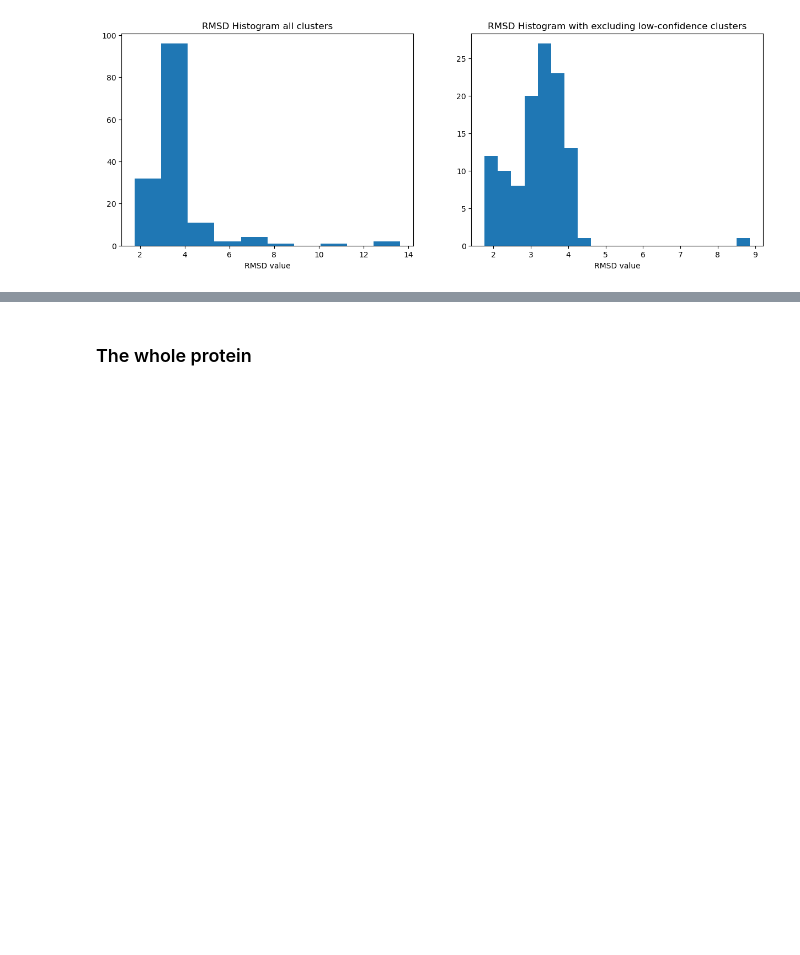
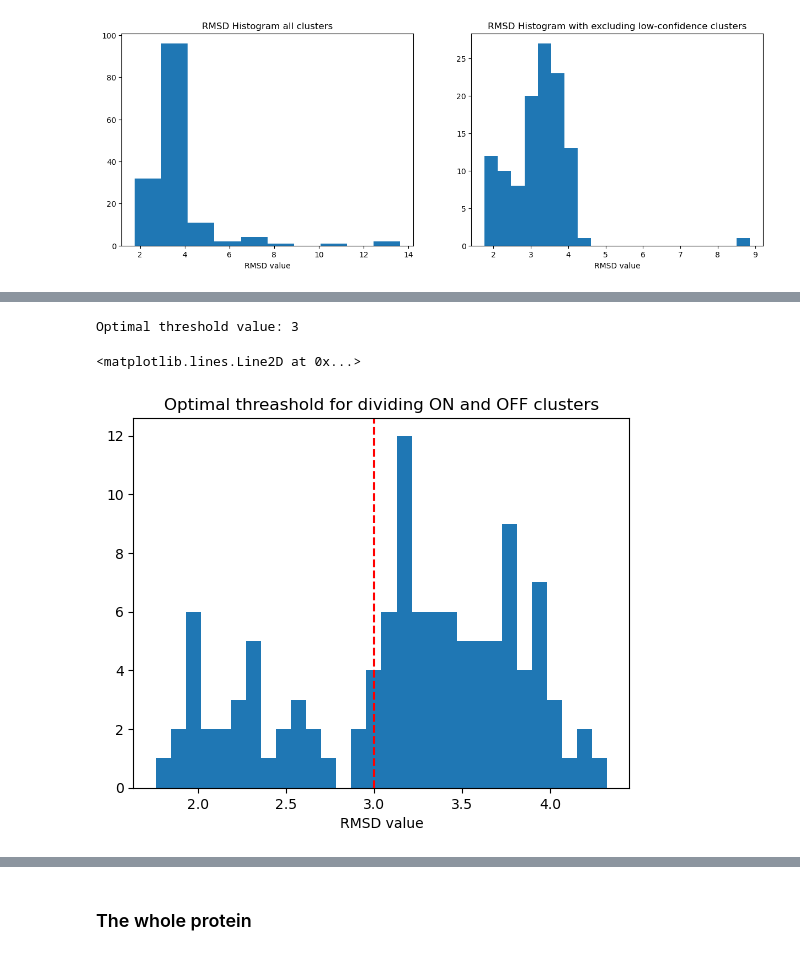
Before and after one commit to masazelic/ml-project-2-girl-mse, a Jupyter notebook: Untitled-1.ipynb, the cells around one changed output, grey strips where cells are left out. Drawn from its saved outputs; the diff is of its cells as text; code cells hidden in the pictures; blank space fills up the shorter version.

Commit message:
Otsu threashold

```diff
--- a/Untitled-1.ipynb
+++ b/Untitled-1.ipynb
@@ -243,3 +241,54 @@ Text(0.5, 0, 'RMSD value')
+# %%
+# Finding the threashold with the otsu method
+
+def _compute_otsu_criteria(x, th):
+    # create the thresholded image
+    thresholded_im = np.zeros(x.shape)
+    thresholded_im[x >= th] = 1
+
+    # compute weights
+    nb_pixels = x.size
+    nb_pixels1 = np.count_nonzero(thresholded_im)
+    weight1 = nb_pixels1 / nb_pixels
+    weight0 = 1 - weight1
+
+    # if one of the classes is empty, eg all pixels are below or above the threshold, that threshold will not be considered
+    # in the search for the best threshold
+    if weight1 == 0 or weight0 == 0:
+        return np.inf
+
+    # find all pixels belonging to each class
+    val_clusters1 = x[thresholded_im == 1]
+    val_clusters0 = x[thresholded_im == 0]
+
+    # compute variance of these classes
+    var1 = np.var(val_clusters1) if len(val_clusters1) > 0 else 0
+    var0 = np.var(val_clusters0) if len(val_clusters0) > 0 else 0
+
+    return weight0 * var0 + weight1 * var1
+
+def otsuThreshold(x):
+    threshold_range = range(np.ceil(np.max(x)).astype(int))
+    criterias = np.array([_compute_otsu_criteria(x, th) for th in threshold_range])
+
+    # best threshold is the one minimizing the Otsu criteria
+    best_threshold = threshold_range[np.argmin(criterias)]
+
+    return best_threshold
+
+
+threshold_value = otsuThreshold(rmsd_filtered)
+print("Optimal threshold value:", threshold_value)
+
+plt.figure()
+plt.hist(rmsd_filtered, 30)
+plt.title('Optimal threashold for dividing ON and OFF clusters')
+plt.xlabel('RMSD value')
+plt.axvline(threshold_value, color='r', linestyle='--')
+# %% [output]
+Optimal threshold value: 3
+<matplotlib.lines.Line2D at 0x...>
+[figure, added]
 # %%
 # Comparing the left and right cluster sequences
 less_3 = []
```
Also changed, not shown: parts of 5 cells of this notebook.
